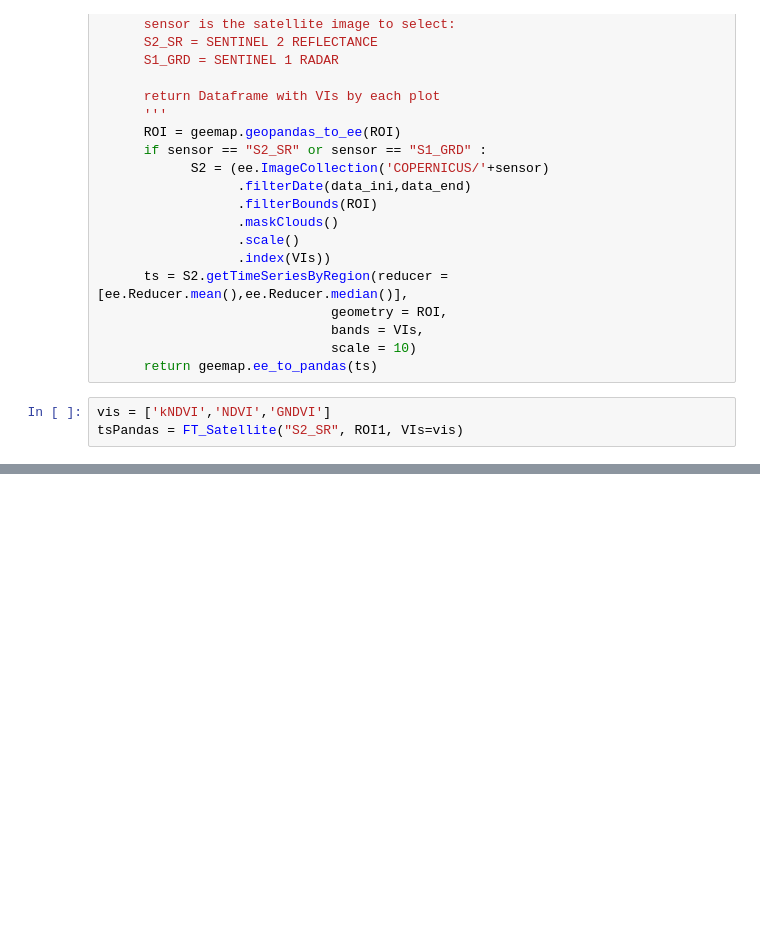
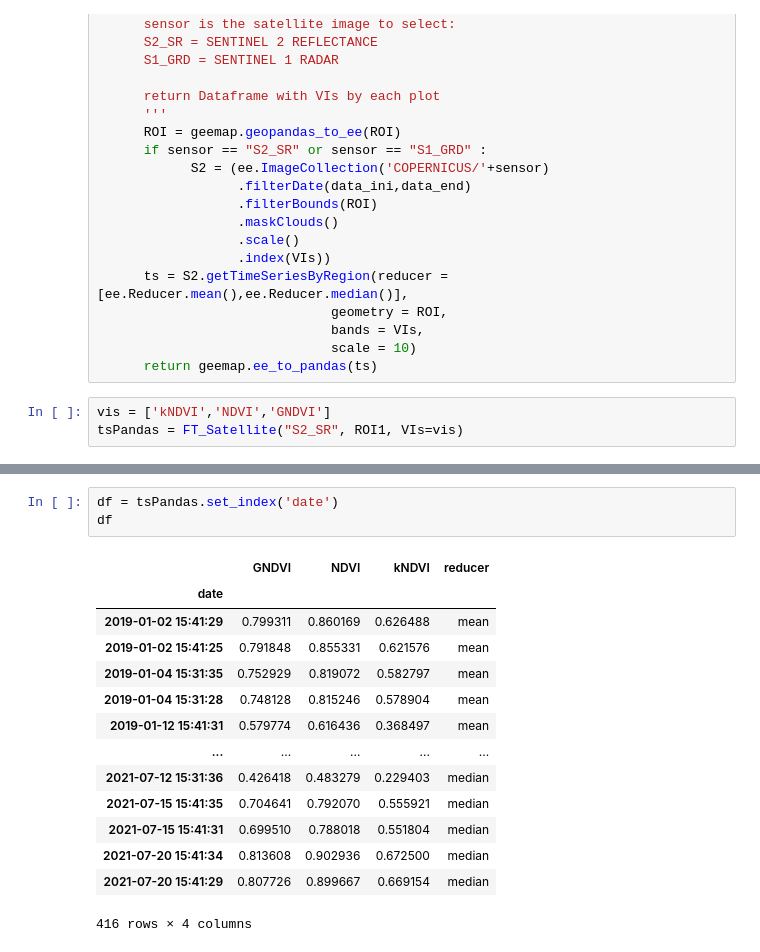
Before and after one commit to frandak2/Satellite_Time_series, a Jupyter notebook: Notebook/02-Feature Extraction.ipynb, the cells around one changed output, grey strips where cells are left out. Cells and saved outputs as stored; diff of their text form; blank space fills up the shorter version.

```diff
--- a/Notebook/02-Feature Extraction.ipynb
+++ b/Notebook/02-Feature Extraction.ipynb
@@ -88,0 +101,18 @@ sns.lineplot(data = tsPandas,
+# %%
+df = tsPandas.set_index('date')
+df
+# %% [output]
+|  | GNDVI | NDVI | kNDVI | reducer |
+| date |  |  |  |  |
+| 2019-01-02 15:41:29 | 0.799311 | 0.860169 | 0.626488 | mean |
+| 2019-01-02 15:41:25 | 0.791848 | 0.855331 | 0.621576 | mean |
+| 2019-01-04 15:31:35 | 0.752929 | 0.819072 | 0.582797 | mean |
+| 2019-01-04 15:31:28 | 0.748128 | 0.815246 | 0.578904 | mean |
+| 2019-01-12 15:41:31 | 0.579774 | 0.616436 | 0.368497 | mean |
+| ... | ... | ... | ... | ... |
+| 2021-07-12 15:31:36 | 0.426418 | 0.483279 | 0.229403 | median |
+| 2021-07-15 15:41:35 | 0.704641 | 0.792070 | 0.555921 | median |
+| 2021-07-15 15:41:31 | 0.699510 | 0.788018 | 0.551804 | median |
+| 2021-07-20 15:41:34 | 0.813608 | 0.902936 | 0.672500 | median |
+| 2021-07-20 15:41:29 | 0.807726 | 0.899667 | 0.669154 | median |
+416 rows × 4 columns
```
Also changed, not shown: parts of 12 cells of this notebook, 2 other files.
